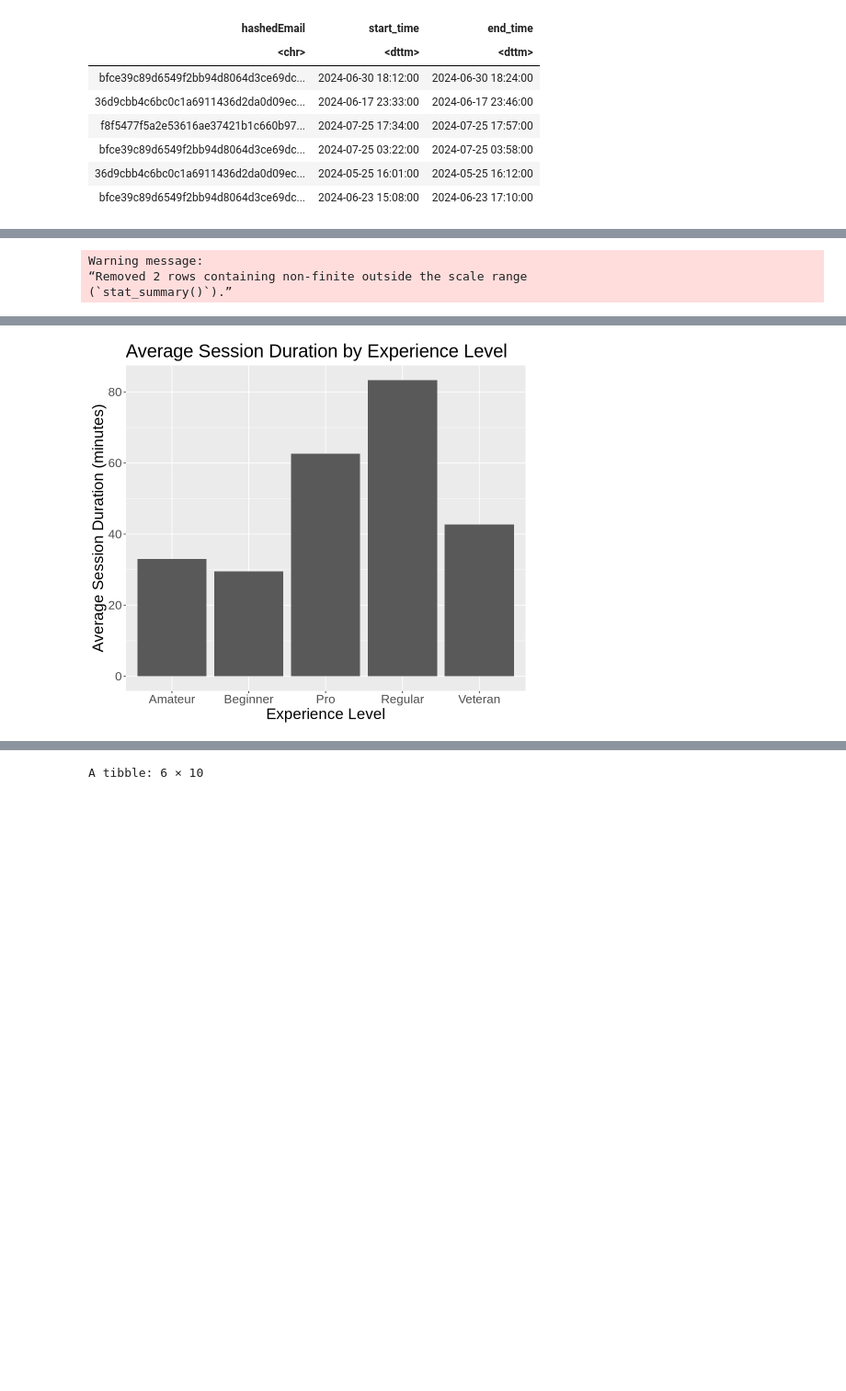
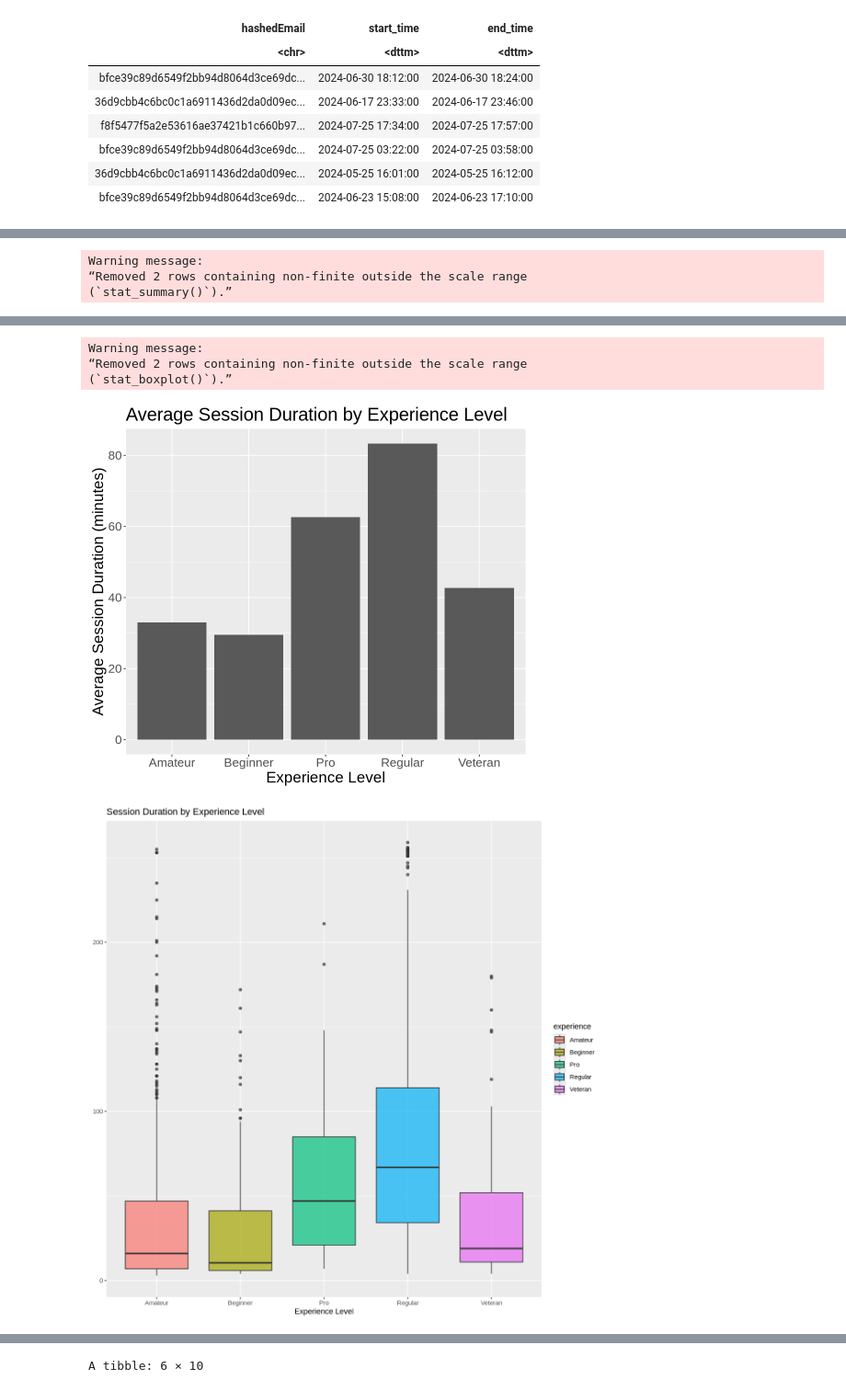
Before and after one commit to xhgchen/dsci-100-2024w1-group-008-17, a Jupyter notebook: project_final_report_008-17.ipynb, the cells around one changed output, grey strips where cells are left out. Shown at 92% size. Drawn from its saved outputs; the diff is of its cells as text; code cells hidden in the pictures; blank space fills up the shorter version.

```diff
--- a/project_final_report_008-17.ipynb
+++ b/project_final_report_008-17.ipynb
@@ -185,30 +244,45 @@ sessions_time_plot <- ggplot(session_counts, aes(x = start_date, y = session_cou
   scale_x_date(
     date_labels = "%d-%b-%Y",  # Day-Month-Year format
     date_breaks = "1 month"     # breaks every month
   )
 sessions_time_plot
 
 # Average session duration by experience level plot
 # left join using hashedEmail
 sessions_players_joined <- left_join(sessions_tidy, players_tidy, by = "hashedEmail") |>
   mutate(
     session_duration = as.numeric(difftime(end_time, start_time, units = "mins"))
   )
 
 options(repr.plot.width = 8, repr.plot.height = 7)
 avg_session_exp_plot <- ggplot(sessions_players_joined, aes(x = experience, y = session_duration)) +
   geom_bar(stat = "summary", fun = "mean") +  # mean session duration
   labs(title = "Average Session Duration by Experience Level",
        x = "Experience Level",
        y = "Average Session Duration (minutes)") +
   theme(text = element_text(size = 20))
 avg_session_exp_plot
+
+options(repr.plot.width = 10, repr.plot.height = 10)
+session_duration_exp_plot <- ggplot(sessions_players_joined, aes(x = experience, y = session_duration, fill = experience)) +
+  geom_boxplot(alpha = 0.7) +
+  labs(
+    title = "Session Duration by Experience Level",
+    x = "Experience Level",
+    y = "Session Duration (minutes)" +
+  theme(text = element_text(size = 16))
+  )
+session_duration_exp_plot
 # %% [output]
 `stat_bin()` using `bins = 30`. Pick better value with `binwidth`.
 [figure]
 [figure]
 Warning message:
 “Removed 2 rows containing non-finite outside the scale range
 (`stat_summary()`).”
 [figure]
+Warning message:
+“Removed 2 rows containing non-finite outside the scale range
+(`stat_boxplot()`).”
 [figure]
+[figure, added]
```
Also changed, not shown: parts of 9 cells of this notebook.
